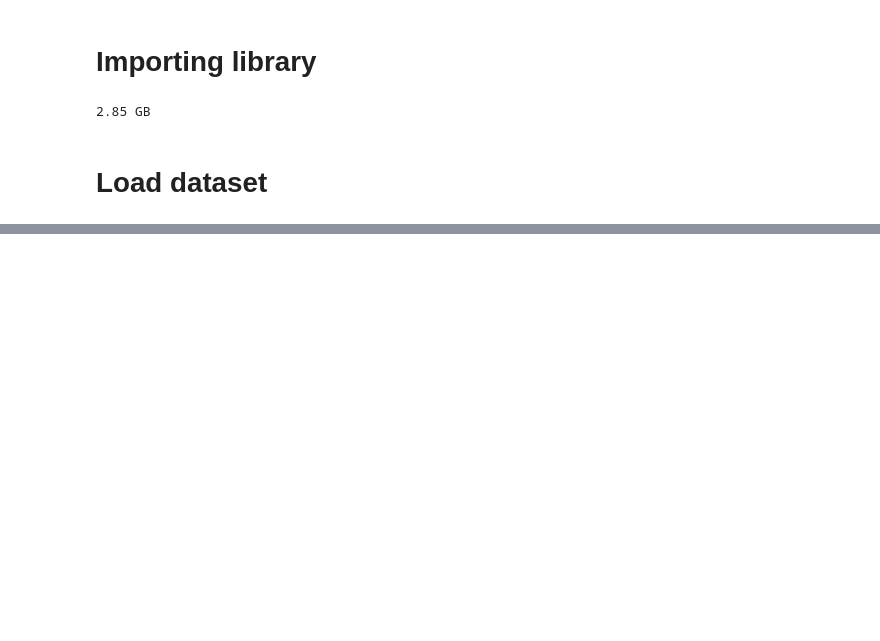
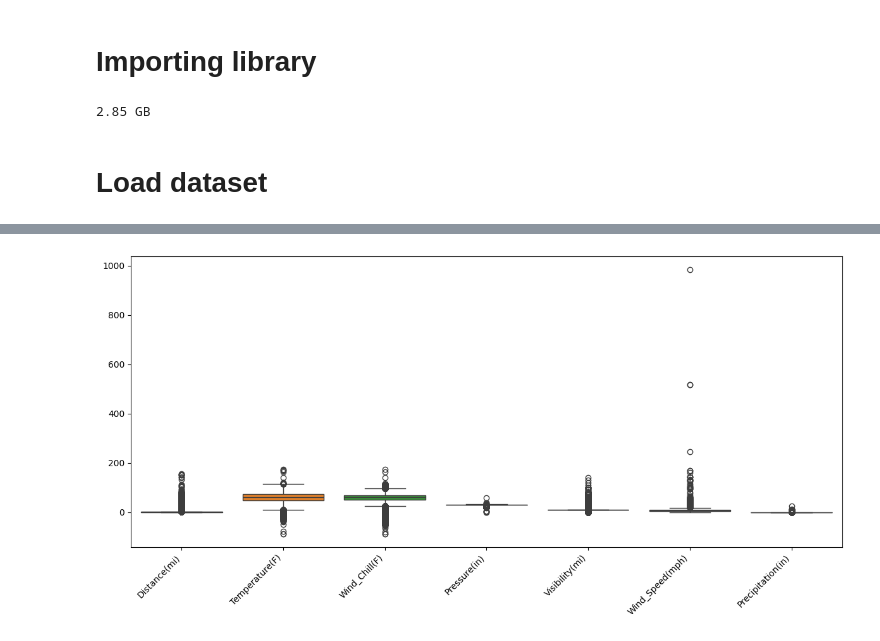
Before and after one commit to Salwa-pratama/data-mining2, a Jupyter notebook: syntax/project1.ipynb, the cells around one changed output, grey strips where cells are left out. Saved outputs shown, nothing was run; the diff lists cells and outputs as text; code cells hidden in the pictures; blank space fills up the shorter version.

```diff
--- a/syntax/project1.ipynb
+++ b/syntax/project1.ipynb
@@ -36,0 +291,17 @@ memory usage: 3.6 GB
+# %%
+# Pengambilan kolom dengan isi / nilai numerik
+num_cols = df_clean.select_dtypes(include=['int64', 'float64']).drop(columns=['Severity'])
+
+# Hitung Q1, Q3, dan IQR
+
+Q1 = num_cols.quantile(0.25)
+Q3 = num_cols.quantile(0.75)
+IQR = Q3 - Q1
+
+#  Filter outlier
+outliers = ((num_cols < (Q1 - 1.5 * IQR)) | (num_cols > (Q3 + 1.5 * IQR)))
+
+total_outlier = outliers.sum()
+
+
+print(total_outlier[total_outlier > 0])
@@ -36,0 +317,13 @@ memory usage: 3.6 GB
+# %%
+import matplotlib.pyplot as plt
+import seaborn as sns
+
+kolom_outlier = total_outlier[total_outlier > 0].index
+
+plt.figure(figsize=(12, 6))
+sns.boxplot(data=num_cols[kolom_outlier])
+plt.xticks(rotation=45, ha='right')  # ha='right' biar teksnya pas di bawah garis tick
+plt.tight_layout()                  # Biar gak ada teks yang kepotong di pinggir grafik
+plt.show()
+# %% [output]
+[figure, added]
```
Also changed, not shown: parts of 40 cells of this notebook, 10 other files.
